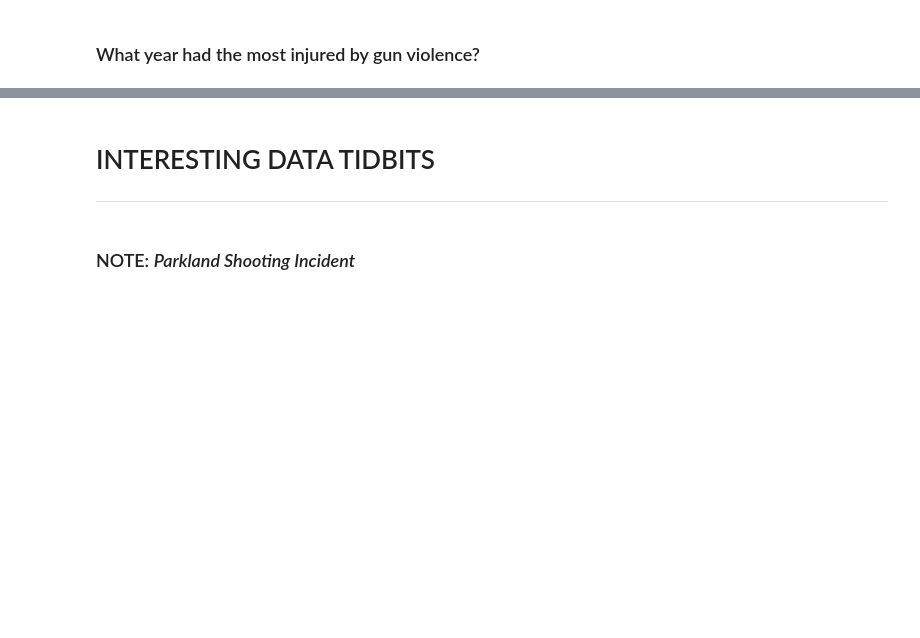
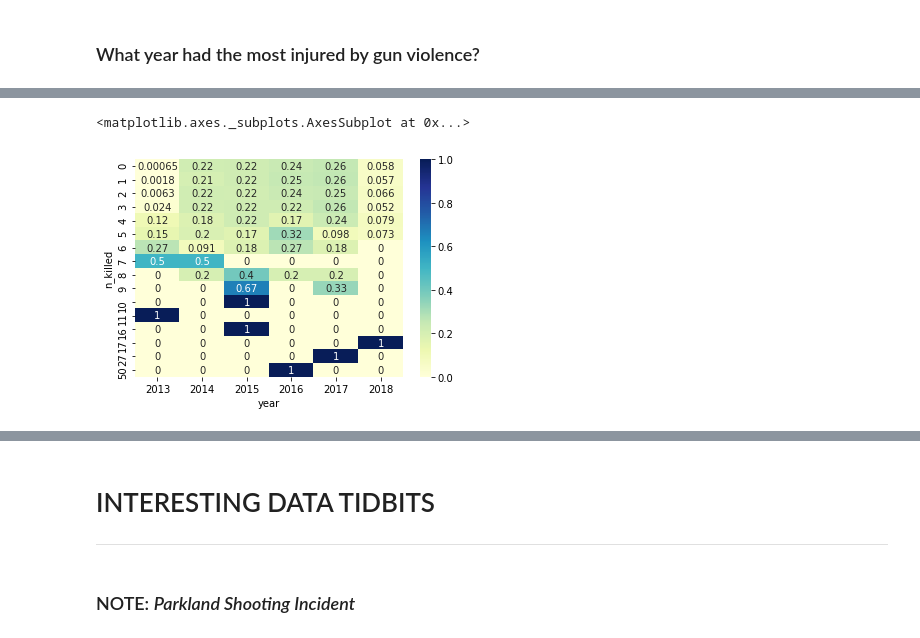
Before and after one commit to jayceazua/ds-1-1, a Jupyter notebook: ds-1-1-final-project/gun_violence_playground.ipynb, the cells around one changed output, grey strips where cells are left out. Saved outputs shown, nothing was run; the diff lists cells and outputs as text; code cells hidden in the pictures; blank space fills up the shorter version.

```diff
--- a/ds-1-1-final-project/gun_violence_playground.ipynb
+++ b/ds-1-1-final-project/gun_violence_playground.ipynb
@@ -256,0 +289,5 @@ df_fl_rep.n_injured.sum()
+# %%
+sns.heatmap(pd.crosstab(df['n_killed'], df['year'], normalize='index'), cmap="YlGnBu", annot=True)
+# %% [output]
+<matplotlib.axes._subplots.AxesSubplot at 0x...>
+[figure, added]
```
Also changed, not shown: parts of 10 cells of this notebook.
